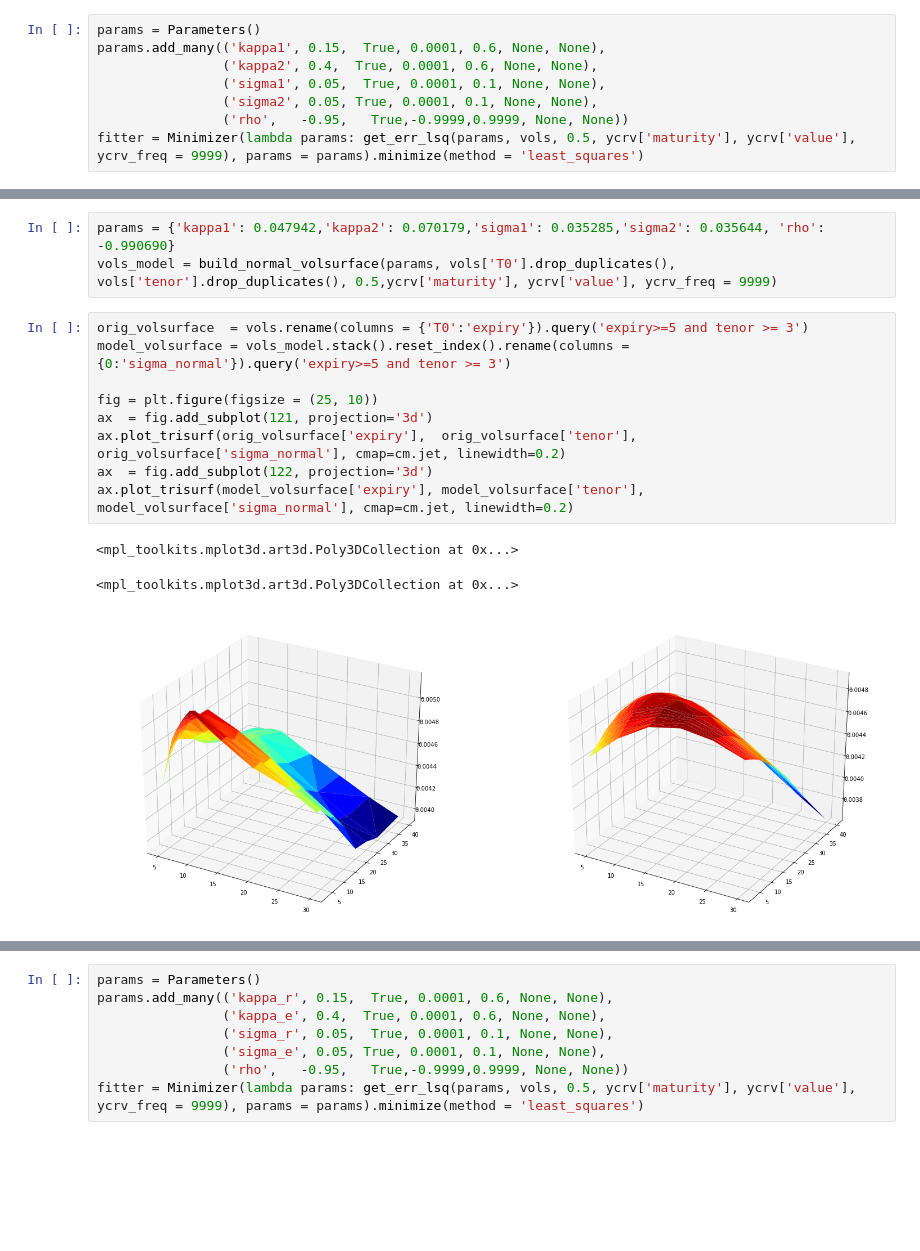
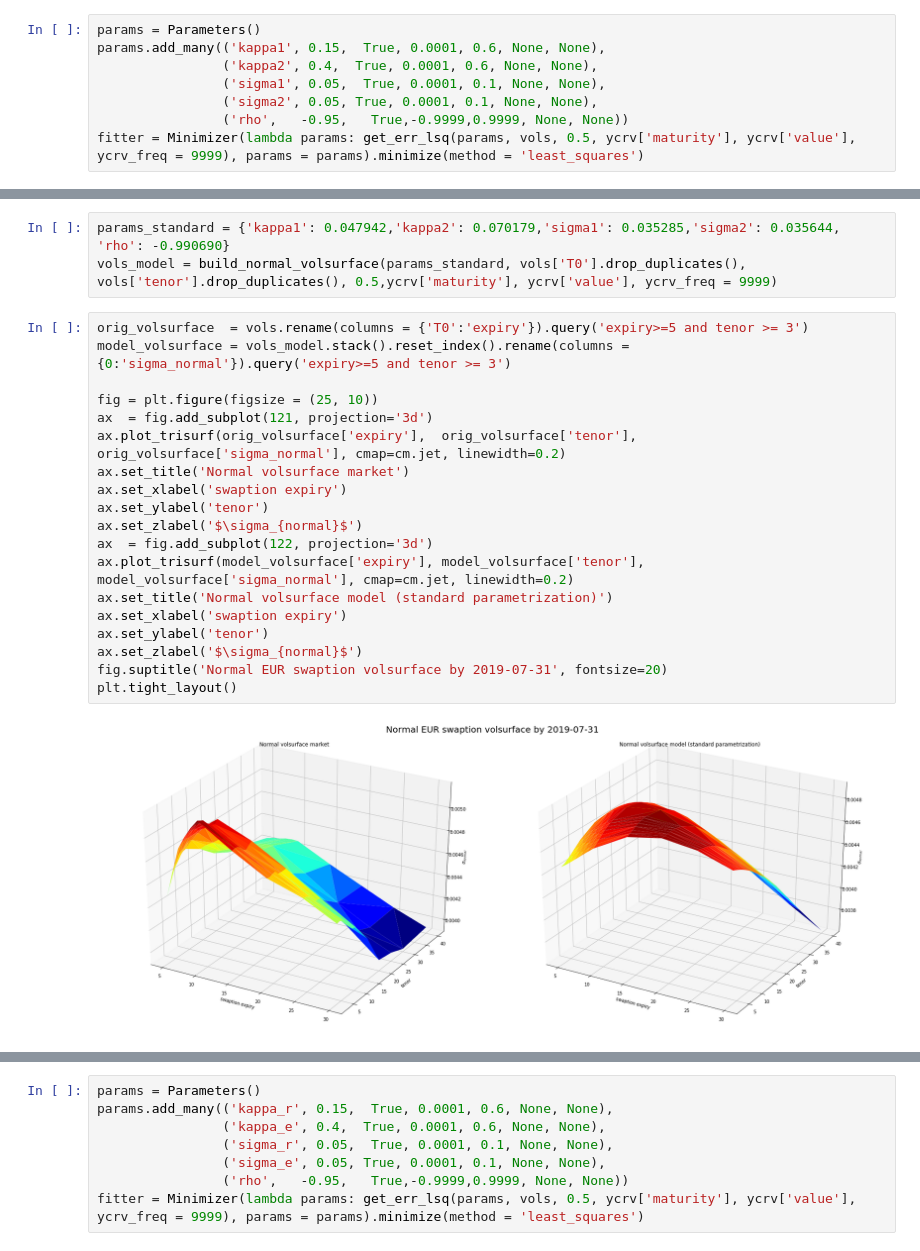
Before and after one commit to marekkolman/gaussian_models, a Jupyter notebook: gaussian_models.ipynb, the cells around one changed output, grey strips where cells are left out. Saved outputs shown, nothing was run; the diff lists cells and outputs as text; blank space fills up the shorter version.

```diff
--- a/gaussian_models.ipynb
+++ b/gaussian_models.ipynb
@@ -83,19 +91,27 @@ fitter = Minimizer(lambda params: get_err_lsq(params, vols, 0.5, ycrv['maturity'
 # %%
-params = {'kappa1': 0.047942,'kappa2': 0.070179,'sigma1': 0.035285,'sigma2': 0.035644, 'rho': -0.990690}
-vols_model = build_normal_volsurface(params, vols['T0'].drop_duplicates(), vols['tenor'].drop_duplicates(), 0.5,ycrv['maturity'], ycrv['value'], ycrv_freq = 9999)
+params_standard = {'kappa1': 0.047942,'kappa2': 0.070179,'sigma1': 0.035285,'sigma2': 0.035644, 'rho': -0.990690}
+vols_model = build_normal_volsurface(params_standard, vols['T0'].drop_duplicates(), vols['tenor'].drop_duplicates(), 0.5,ycrv['maturity'], ycrv['value'], ycrv_freq = 9999)
 # %%
 orig_volsurface  = vols.rename(columns = {'T0':'expiry'}).query('expiry>=5 and tenor >= 3')
 model_volsurface = vols_model.stack().reset_index().rename(columns = {0:'sigma_normal'}).query('expiry>=5 and tenor >= 3')
 
 fig = plt.figure(figsize = (25, 10))
 ax  = fig.add_subplot(121, projection='3d')
 ax.plot_trisurf(orig_volsurface['expiry'],  orig_volsurface['tenor'], orig_volsurface['sigma_normal'], cmap=cm.jet, linewidth=0.2)
+ax.set_title('Normal volsurface market')
+ax.set_xlabel('swaption expiry')
+ax.set_ylabel('tenor')
+ax.set_zlabel('$\sigma_{normal}$')
 ax  = fig.add_subplot(122, projection='3d')
 ax.plot_trisurf(model_volsurface['expiry'], model_volsurface['tenor'], model_volsurface['sigma_normal'], cmap=cm.jet, linewidth=0.2)
+ax.set_title('Normal volsurface model (standard parametrization)')
+ax.set_xlabel('swaption expiry')
+ax.set_ylabel('tenor')
+ax.set_zlabel('$\sigma_{normal}$')
+fig.suptitle('Normal EUR swaption volsurface by 2019-07-31', fontsize=20)
+plt.tight_layout()
 # %% [output]
-<mpl_toolkits.mplot3d.art3d.Poly3DCollection at 0x...>
-<mpl_toolkits.mplot3d.art3d.Poly3DCollection at 0x...>
-[figure, old version]
+[figure, new version]
 # %% [markdown]
 ## 1.3 Hull-White 2-factor model parametrization
 It can be shown that the Hull-White 2-factor is equivalent to a 2-factor gaussian model with a 5-tuple parameter set $({\varkappa _r},{\varkappa _\varepsilon },{\sigma _r},{\sigma _\varepsilon },\rho )$ such that
```
Also changed, not shown: parts of 11 cells of this notebook, 5 other files.
